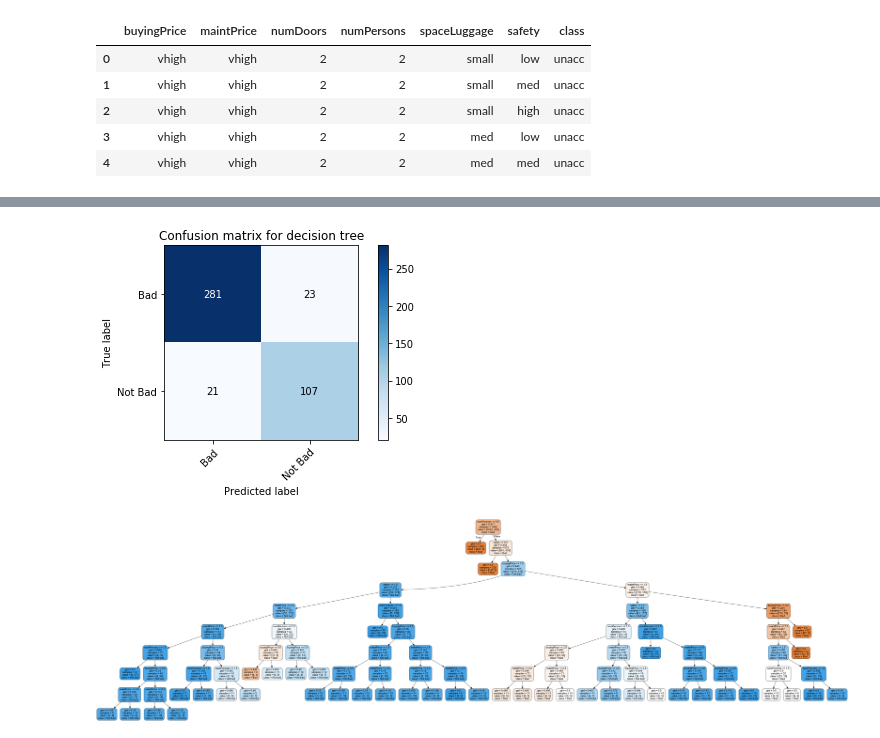
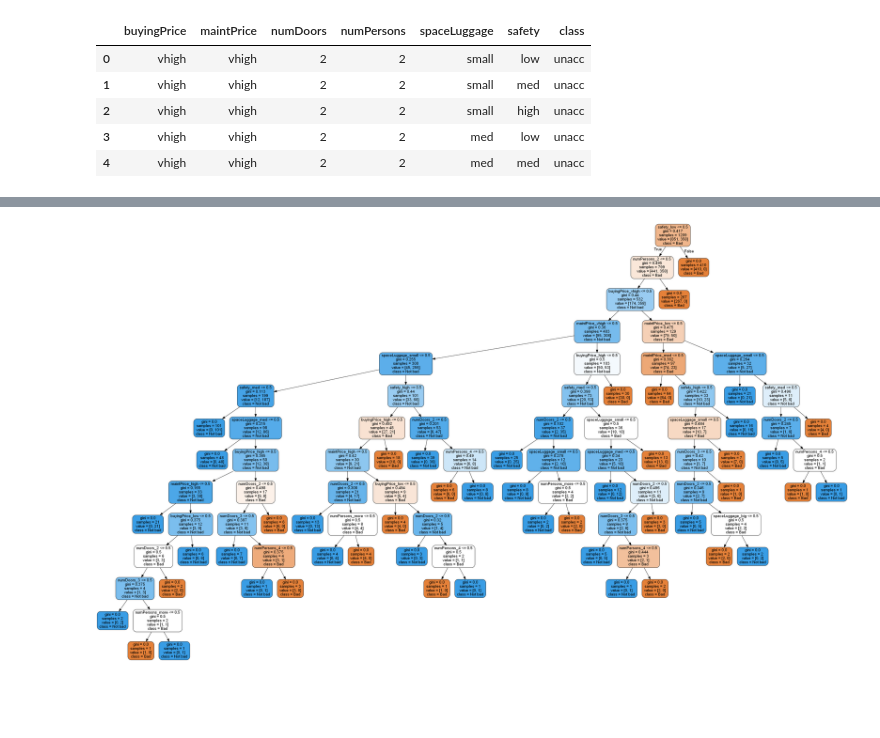
Before and after one commit to gbusquim/IA-2019.1, a Jupyter notebook: MachineLearning/Trabalho 2 – Aprendizado de Máquina.ipynb, the cells around one changed output, grey strips where cells are left out. Drawn from its saved outputs; the diff is of its cells as text; code cells hidden in the pictures; blank space fills up the shorter version.

```diff
--- a/MachineLearning/Trabalho 2 – Aprendizado de Máquina.ipynb
+++ b/MachineLearning/Trabalho 2 – Aprendizado de Máquina.ipynb
@@ -235,3 +218,0 @@ Acurácia para o KNN: 0.9479768786127167
-# %%
-chosenFeatures =['safety', 'numPersons', 'buyingPrice']
-predictionFeature =  "class"
@@ -238,3 +267,6 @@ predictionFeature =  "class"
+# %%
+chosenFeatures = currentAttributeGroup
+predictionFeature =  "badOrNotBad"
 # %%
 #Escolha do melhor tamanho para o conjunto de treinamento/testes
 
@@ -273,6 +305,6 @@ Acurácia para o KNN: 0.8554913294797688
 # %%
-bestTrainingSetSize = 0.75
-bestTestSetSize = 0.25
+bestTrainingSetSize = 0.7
+bestTestSetSize = 0.3
 # %%
 #Escolha do melhor número de vizinhos para o método KNN
 
@@ -318,12 +400,18 @@ def calculateMetrics(resultPrediction,correctPrediction):
 #Resultados para a árvore de decisão
 
 resultPrediction, correctPrediction, trainingTime,examplePredictionTime,decisionTree = executeDecisionTree(predictionFeature, chosenFeatures,
-                                                                                   df,bestTestSetSize,bestTrainingSetSize,1000)
+                                                                                   df,bestTestSetSize,bestTrainingSetSize)
 accuracy,recall,precision=calculateMetrics(resultPrediction, correctPrediction)
 
-print(accuracy)
-print(recall)
-print(precision)
-print(trainingTime)
-print (examplePredictionTime)
+possibleClassifications= range(0,2)
+
+plot_confusion_matrix(correctPrediction, resultPrediction, possibleClassifications,normalize=False,
+                      title='Confusion matrix for decision tree')
+plt.show()
+
+print("Acurácia : " + str(accuracy))
+print("Precisão : " + str(precision))
+print("Recall : " + str(recall))
+print("Tempo levado pelo treinamento: " + str(trainingTime) + "s")
+print("Tempo para um exemplo qualquer: " + str(examplePredictionTime) + "s")
 # %% [output]
@@ -394,36 +424,31 @@ np.set_printoptions(precision=2)
-# %%
-plot_confusion_matrix(correctPrediction, resultPrediction, target_classifications,normalize=False,
-                      title='Confusion matrix for decision tree')
-
-
-plt.show()
-# %% [output]
-[figure, removed]
 # %%
+#desenhando arvore de decisao
+
 import os
 import pydotplus
 from IPython.display import Image
 
+possibleClassifications= range(0,2)
+#necessario passar o arquivo para executar funcao que desenha a arvore
 os.environ["PATH"] += os.pathsep + 'C:\\Program Files (x86)\\Graphviz2.38\\bin'
-target_classifications = range(0,2)
 
 target_labels = []
 for classification in target_classifications:
     if(classification == 0):
         target_labels.append('Bad')
     elif(classification == 1):
         target_labels.append('Not bad')
 
 dot_data = tree.export_graphviz(decisionTree,feature_names=chosenFeatures, class_names=target_labels,out_file=None,
                                 filled=True,rounded=True)
 graph = pydotplus.graph_from_dot_data(dot_data)
 
 graph.write_png('DecisionTreeMap.png')
 
 
 Image("DecisionTreeMap.png")
 # %% [output]
-[figure, old version]
+[figure, new version]
 # %%
 #Resultados para o KNN
 
```
Also changed, not shown: parts of 26 cells of this notebook, 4 other files.
